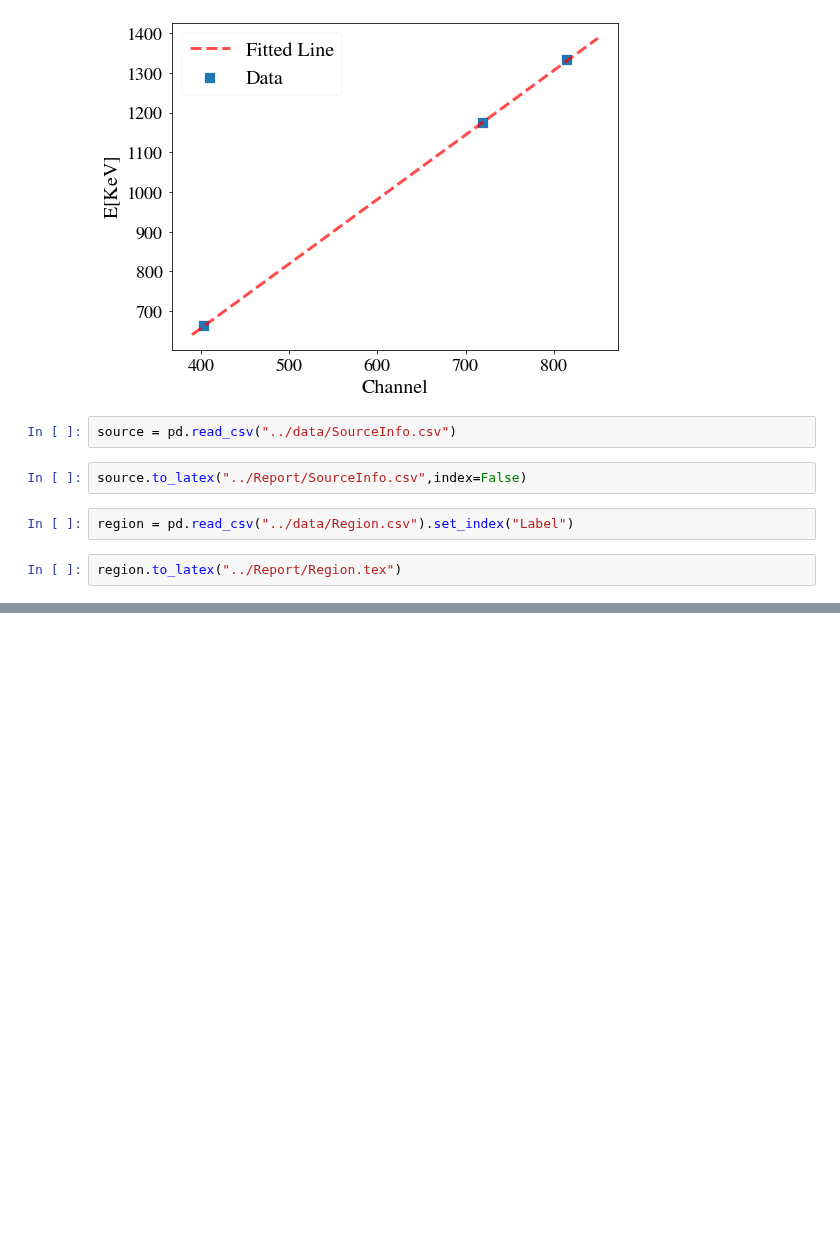
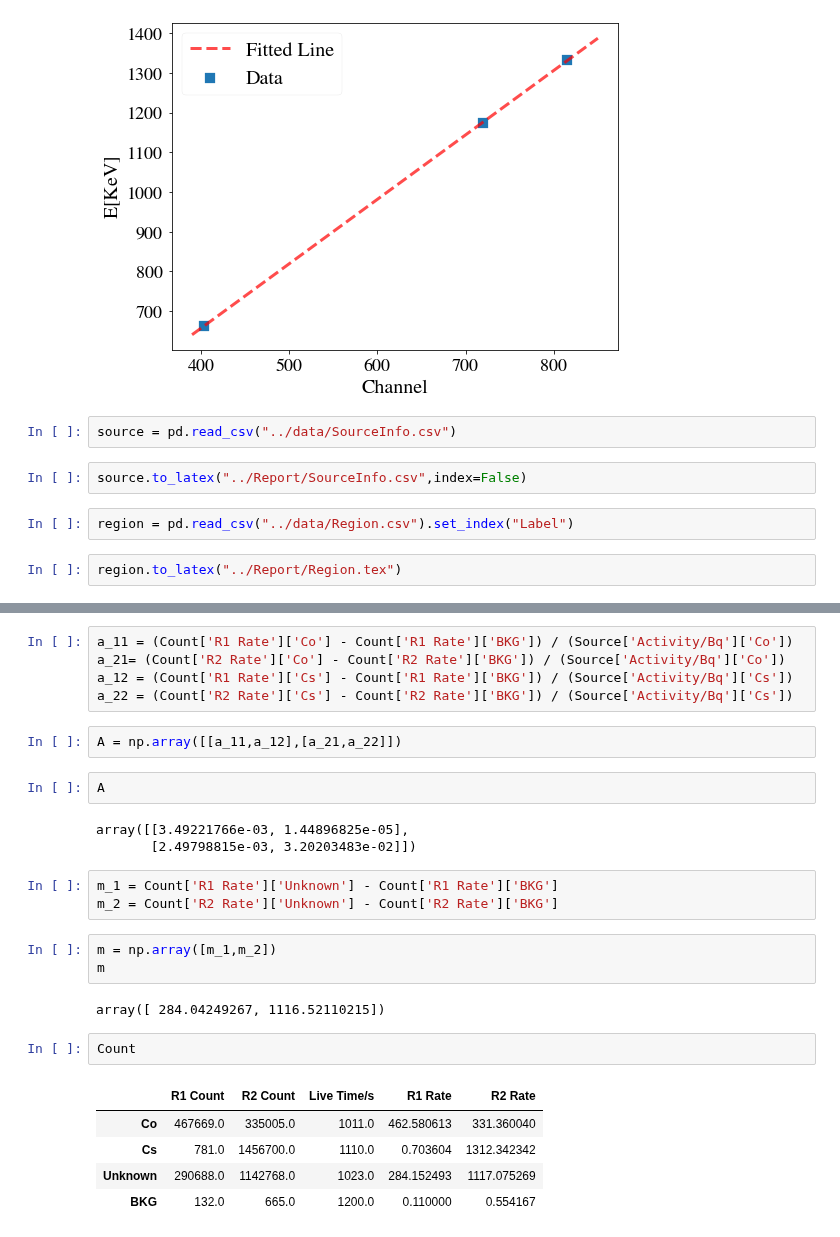
Before and after one commit to DickyChant/AdvNuclExp, a Jupyter notebook: Exp4/analysis/analysis.ipynb, the cells around one changed output, grey strips where cells are left out. Drawn from its saved outputs; the diff is of its cells as text; blank space fills up the shorter version.

```diff
--- a/Exp4/analysis/analysis.ipynb
+++ b/Exp4/analysis/analysis.ipynb
@@ -105,0 +153,28 @@ region.to_latex("../Report/Region.tex")
+# %%
+a_11 = (Count['R1 Rate']['Co'] - Count['R1 Rate']['BKG']) / (Source['Activity/Bq']['Co'])
+a_21= (Count['R2 Rate']['Co'] - Count['R2 Rate']['BKG']) / (Source['Activity/Bq']['Co'])
+a_12 = (Count['R1 Rate']['Cs'] - Count['R1 Rate']['BKG']) / (Source['Activity/Bq']['Cs'])
+a_22 = (Count['R2 Rate']['Cs'] - Count['R2 Rate']['BKG']) / (Source['Activity/Bq']['Cs'])
+# %%
+A = np.array([[a_11,a_12],[a_21,a_22]])
+# %%
+A
+# %% [output]
+array([[3.49221766e-03, 1.44896825e-05],
+       [2.49798815e-03, 3.20203483e-02]])
+# %%
+m_1 = Count['R1 Rate']['Unknown'] - Count['R1 Rate']['BKG']
+m_2 = Count['R2 Rate']['Unknown'] - Count['R2 Rate']['BKG']
+# %%
+m = np.array([m_1,m_2])
+m
+# %% [output]
+array([ 284.04249267, 1116.52110215])
+# %%
+Count
+# %% [output]
+|  | R1 Count | R2 Count | Live Time/s | R1 Rate | R2 Rate |
+| Co | 467669.0 | 335005.0 | 1011.0 | 462.580613 | 331.360040 |
+| Cs | 781.0 | 1456700.0 | 1110.0 | 0.703604 | 1312.342342 |
+| Unknown | 290688.0 | 1142768.0 | 1023.0 | 284.152493 | 1117.075269 |
+| BKG | 132.0 | 665.0 | 1200.0 | 0.110000 | 0.554167 |
```
Also changed, not shown: parts of 12 cells of this notebook, 8 other files.
